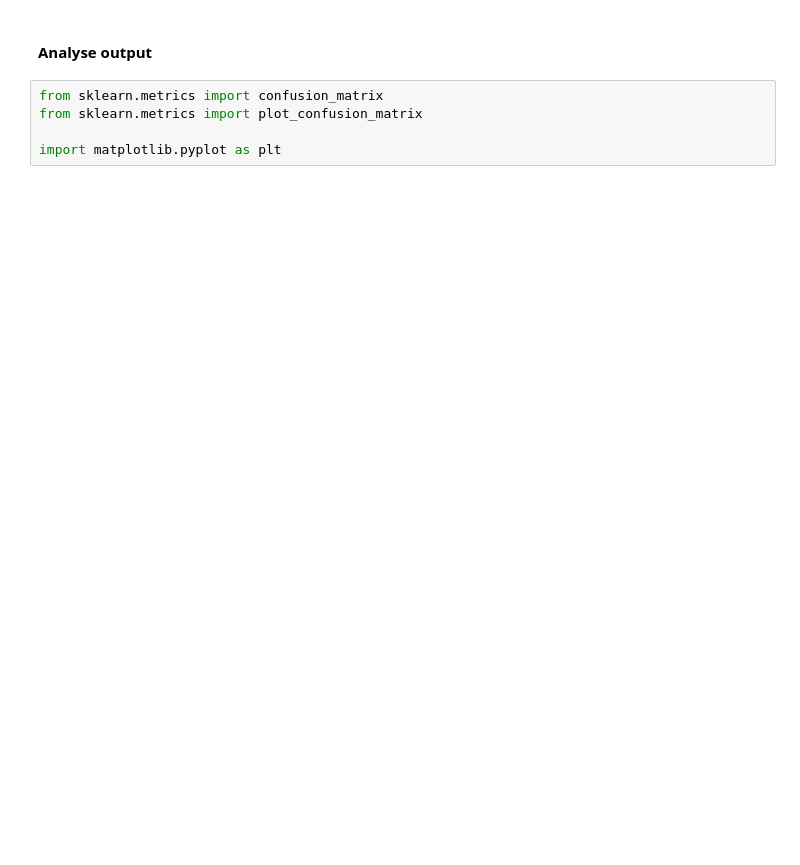
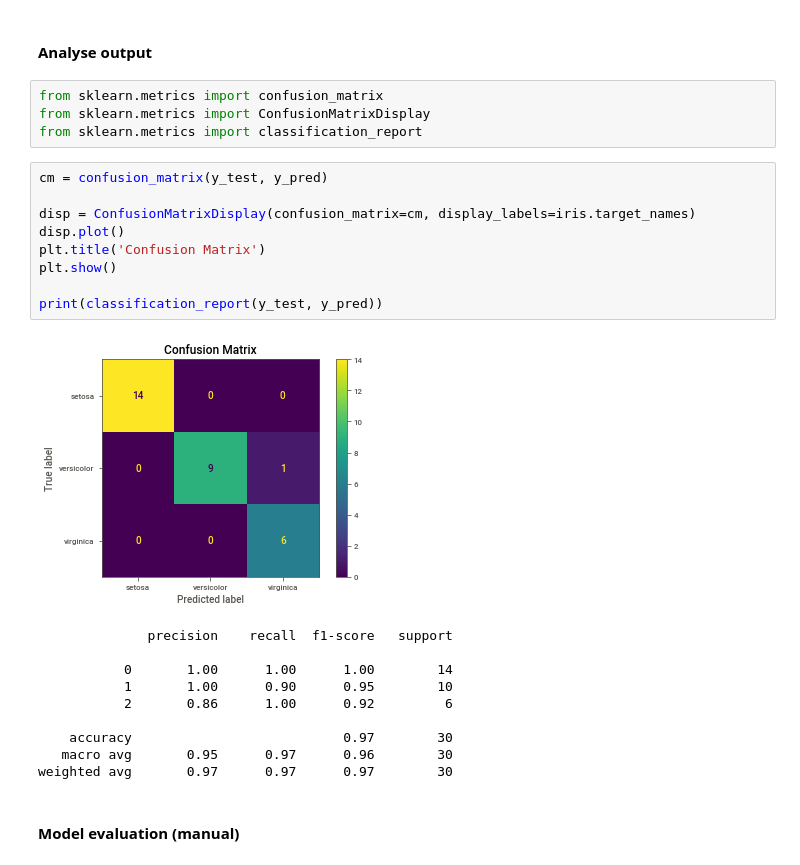
Before and after one commit to jucalfonsom/ml-course, a Jupyter notebook: iris.ipynb, the cells around one changed output. Saved outputs shown, nothing was run; the diff lists cells and outputs as text; blank space fills up the shorter version.

```diff
--- a/iris.ipynb
+++ b/iris.ipynb
@@ -138,6 +146,27 @@ array([1, 1, 2, 0, 1, 2, 1, 1, 1, 1, 1, 1, 0, 0, 0, 1, 1, 2, 2, 1, 1, 0,
 #### Analyse output
 # %%
 from sklearn.metrics import confusion_matrix
-from sklearn.metrics import plot_confusion_matrix
-
-import matplotlib.pyplot as plt
+from sklearn.metrics import ConfusionMatrixDisplay
+from sklearn.metrics import classification_report
+# %%
+cm = confusion_matrix(y_test, y_pred)
+
+disp = ConfusionMatrixDisplay(confusion_matrix=cm, display_labels=iris.target_names)
+disp.plot()
+plt.title('Confusion Matrix')
+plt.show()
+
+print(classification_report(y_test, y_pred))
+# %% [output]
+[figure, added]
+              precision    recall  f1-score   support
+
+           0       1.00      1.00      1.00        14
+           1       1.00      0.90      0.95        10
+           2       0.86      1.00      0.92         6
+
+    accuracy                           0.97        30
+   macro avg       0.95      0.97      0.96        30
+weighted avg       0.97      0.97      0.97        30
+# %% [markdown]
+#### Model evaluation (manual)
```
Also changed, not shown: parts of 25 cells of this notebook, 2 other files.
